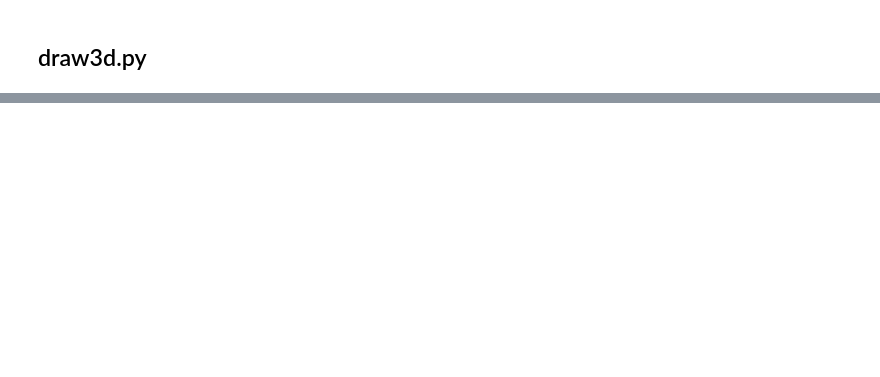
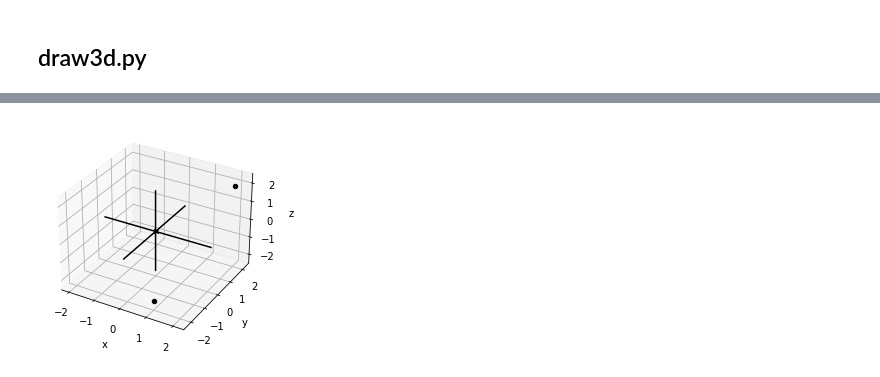
Before and after one commit to Lang-Shao/graduate_cource, a Jupyter notebook: Using_Python/Python_Books/2020Math_for_Programmers/Chapter 03/Ch03_mytest.ipynb, the cells around one changed output, grey strips where cells are left out. Saved outputs shown, nothing was run; the diff lists cells and outputs as text; code cells hidden in the pictures; blank space fills up the shorter version.

```diff
--- a/Using_Python/Python_Books/2020Math_for_Programmers/Chapter 03/Ch03_mytest.ipynb
+++ b/Using_Python/Python_Books/2020Math_for_Programmers/Chapter 03/Ch03_mytest.ipynb
@@ -177,0 +180,6 @@ draw3d()
+# %%
+draw3d(
+Points3D((2,2,2),(1,-2,-2))
+)
+# %% [output]
+[figure, added]
```
Also changed, not shown: parts of 8 cells of this notebook.
